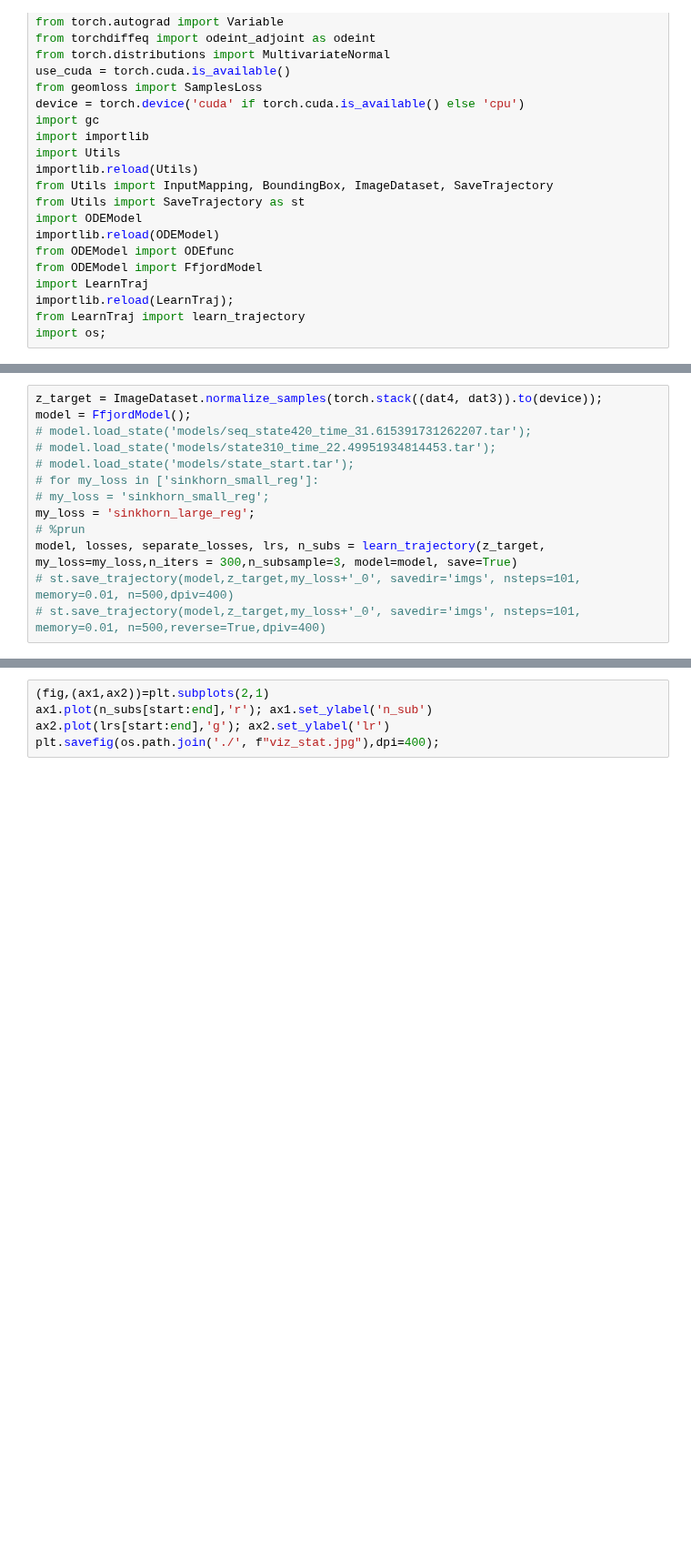
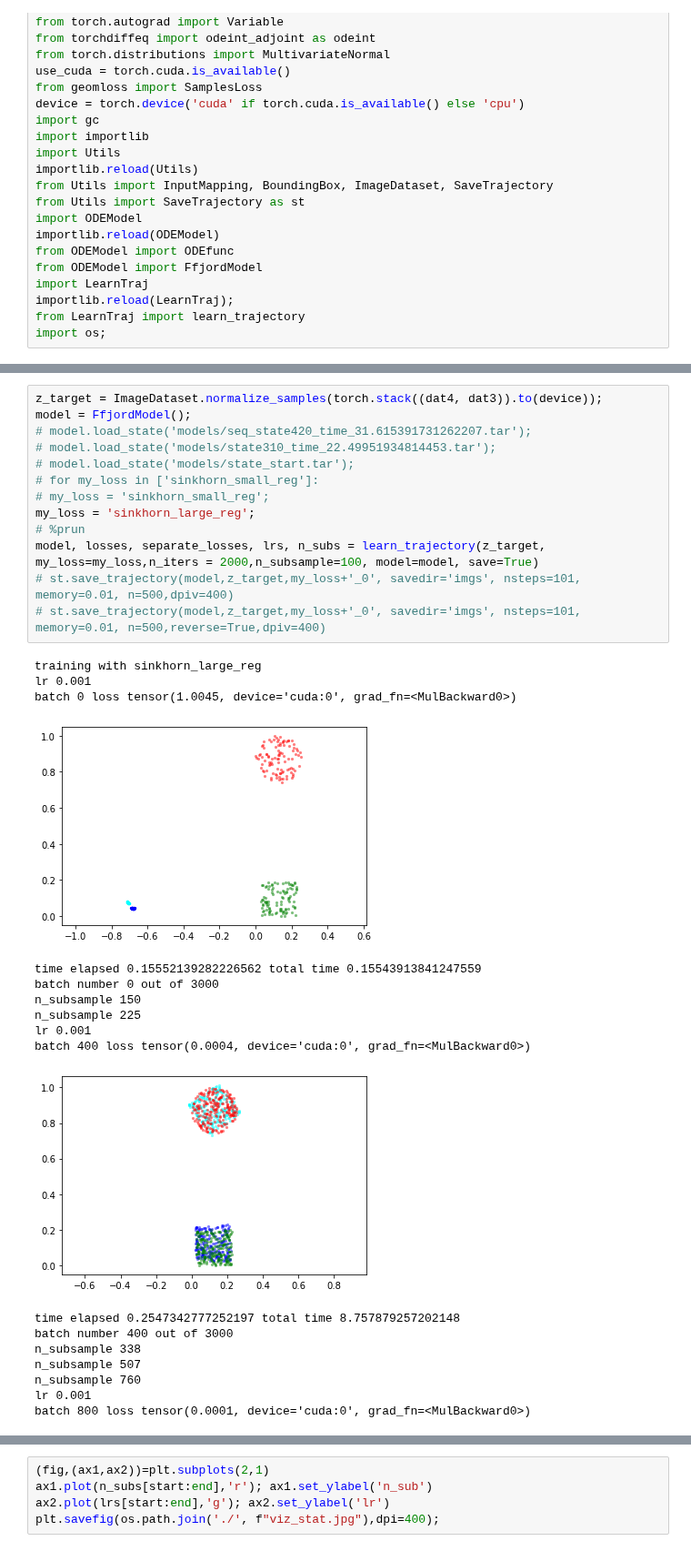
Before and after one commit to pzpzpzp1/wassflow, a Jupyter notebook: cnf-sinkhorn-demo.ipynb, the cells around one changed output, grey strips where cells are left out. Shown at 91% size. Cells and saved outputs as stored; diff of their text form; blank space fills up the shorter version.

```diff
--- a/cnf-sinkhorn-demo.ipynb
+++ b/cnf-sinkhorn-demo.ipynb
@@ -63,13 +65,32 @@ plt.show()
 # %%
 z_target = ImageDataset.normalize_samples(torch.stack((dat4, dat3)).to(device));
 model = FfjordModel();
 # model.load_state('models/seq_state420_time_31.615391731262207.tar');
 # model.load_state('models/state310_time_22.49951934814453.tar');
 # model.load_state('models/state_start.tar');
 # for my_loss in ['sinkhorn_small_reg']:
 # my_loss = 'sinkhorn_small_reg';
 my_loss = 'sinkhorn_large_reg';
 # %prun
-model, losses, separate_losses, lrs, n_subs = learn_trajectory(z_target, my_loss=my_loss,n_iters = 300,n_subsample=3, model=model, save=True)
+model, losses, separate_losses, lrs, n_subs = learn_trajectory(z_target, my_loss=my_loss,n_iters = 2000,n_subsample=100, model=model, save=True)
 # st.save_trajectory(model,z_target,my_loss+'_0', savedir='imgs', nsteps=101, memory=0.01, n=500,dpiv=400)
 # st.save_trajectory(model,z_target,my_loss+'_0', savedir='imgs', nsteps=101, memory=0.01, n=500,reverse=True,dpiv=400)
+# %% [output]
+training with sinkhorn_large_reg
+lr 0.001
+batch 0 loss tensor(1.0045, device='cuda:0', grad_fn=<MulBackward0>)
+[figure, added]
+time elapsed 0.15552139282226562 total time 0.15543913841247559
+batch number 0 out of 3000
+n_subsample 150
+n_subsample 225
+lr 0.001
+batch 400 loss tensor(0.0004, device='cuda:0', grad_fn=<MulBackward0>)
+[figure, added]
+time elapsed 0.2547342777252197 total time 8.757879257202148
+batch number 400 out of 3000
+n_subsample 338
+n_subsample 507
+n_subsample 760
+lr 0.001
+batch 800 loss tensor(0.0001, device='cuda:0', grad_fn=<MulBackward0>)
```
Also changed, not shown: parts of 3 cells of this notebook, 4 other files.
